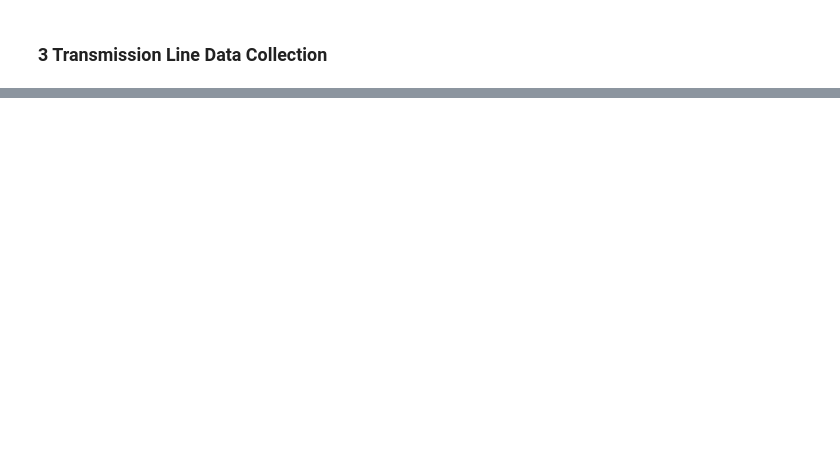
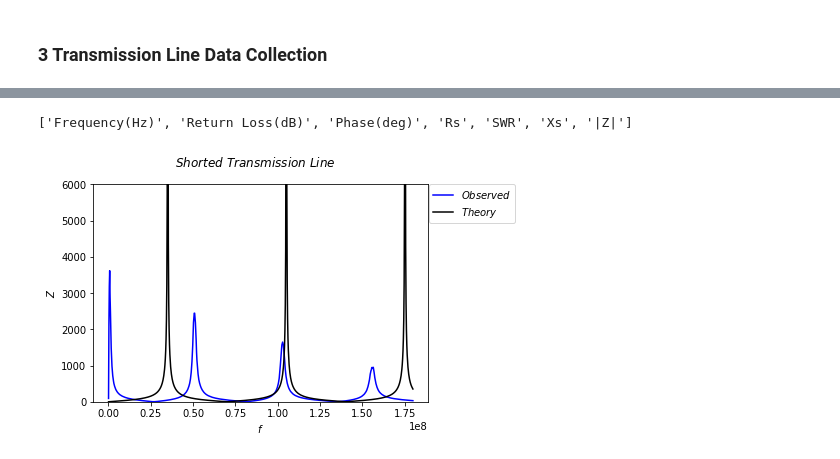
Before and after one commit to RyanGale-AK/Phys-3310-Lab-Notebook, a Jupyter notebook: Phys 3310 Lab Notebook.ipynb, the cells around one changed output, grey strips where cells are left out. Cells and saved outputs as stored; diff of their text form; code cells hidden in the pictures; blank space fills up the shorter version.

```diff
--- a/Phys 3310 Lab Notebook.ipynb
+++ b/Phys 3310 Lab Notebook.ipynb
@@ -88,0 +200,47 @@ The resonance appears to be around 75 MHz (where the reactance, 2nd plot, goes t
+# %%
+f = open('shorted tran line.csv', 'r', encoding="utf8")
+reader = csv.reader(f)
+headers = next(reader, None)
+headers
+# %% [output]
+['Frequency(Hz)', 'Return Loss(dB)', 'Phase(deg)', 'Rs', 'SWR', 'Xs', '|Z|']
+# %%
+# format and convert necessary data points to float
+column = {}
+for h in headers:
+    column[h] = []
+
+column
+for row in reader:
+    for h, v in zip(headers, row):
+        column[h].append(v)
+
+freq = []
+for f in column['Frequency(Hz)']:
+    freq.append(float(f))
+
+Z = []
+for x in column['|Z|']:
+    Z.append(float(x))
+
+theory = []
+z0 = 75.
+c = 2.99792*10**8
+L = 2.14
+for f in freq:
+    k = (2*math.pi)/(c/f)
+    theory.append(z0*abs(math.tan(k*L)))
+# %%
+p.ylim(0, 6000)
+p.ylabel('$Z$')
+p.xlabel('$f$')
+p.suptitle('$Shorted$ $Transmission$ $Line$')
+p.plot(freq, Z,'blue', label='$Observed$')
+p.plot(freq, theory,'black', label='$Theory$')
+#p.plot(freq, upper,'red', label='$Upper-Bound$ $Error$')
+#p.plot(freq, lower,'purple', label='$Lower-Bound$ $Error$')
+
+p.legend(bbox_to_anchor=(1.26, 1), loc=0, borderaxespad=0.)
+p.savefig('shorted.png',dpi=1000, bbox_inches='tight')
+# %% [output]
+[figure, added]
```
Also changed, not shown: parts of 14 cells of this notebook, 4 other files.
